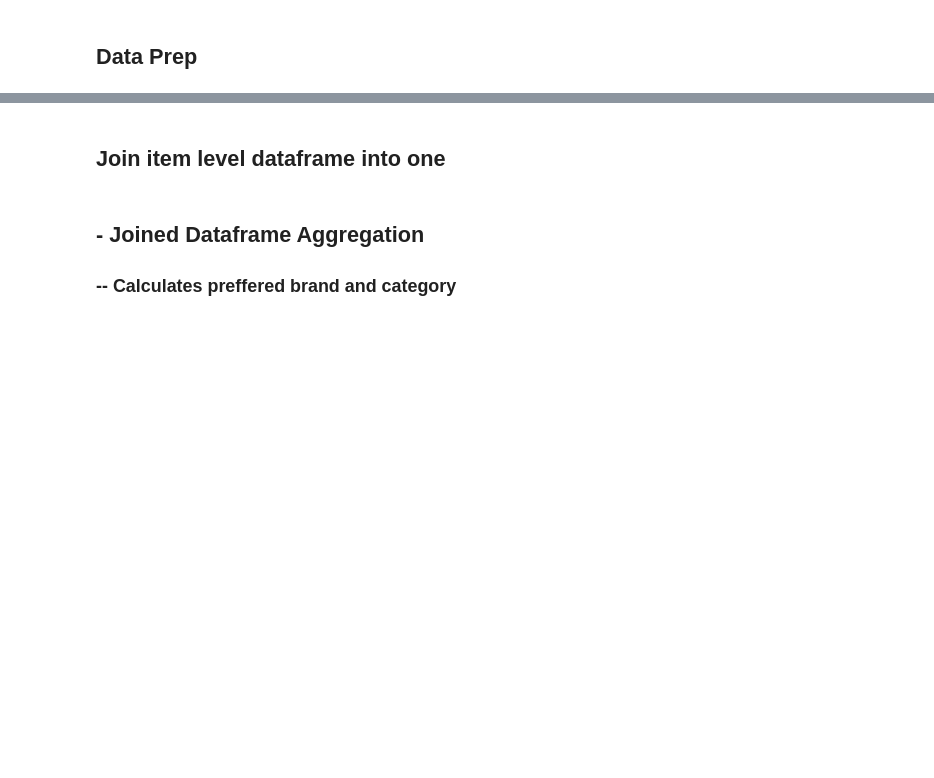
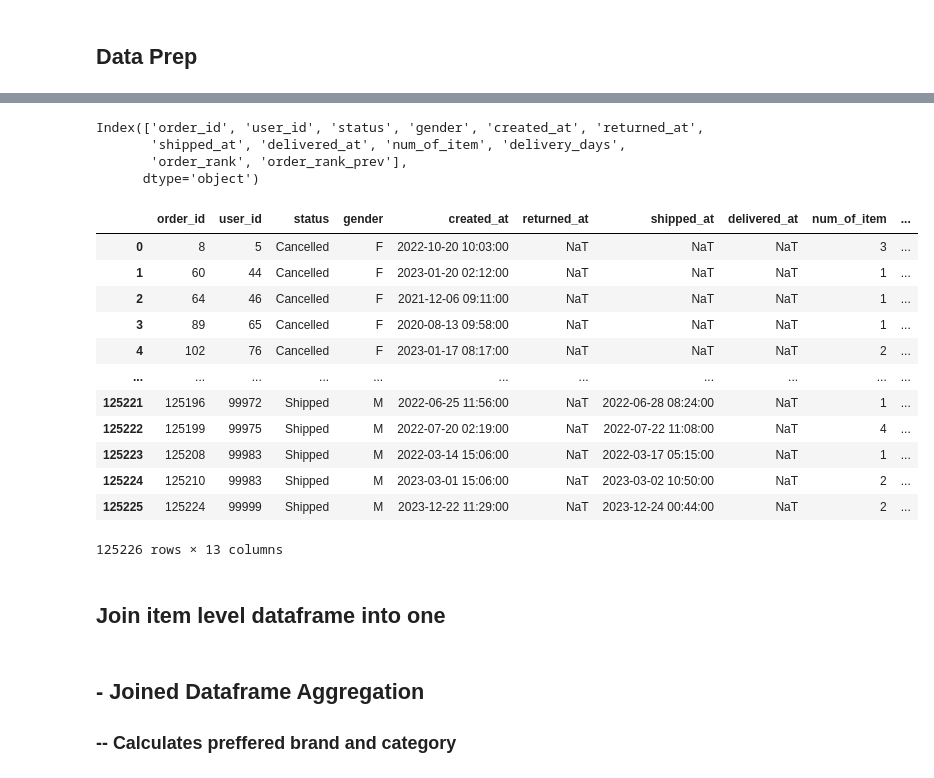
Before and after one commit to wjdals210/clv-the-look, a Jupyter notebook: notebooks/JeongminLee_nb3.ipynb, the cells around one changed output, grey strips where cells are left out. Saved outputs shown, nothing was run; the diff lists cells and outputs as text; code cells hidden in the pictures; blank space fills up the shorter version.

```diff
--- a/notebooks/JeongminLee_nb3.ipynb
+++ b/notebooks/JeongminLee_nb3.ipynb
@@ -119,6 +182,57 @@ def first_order_calc(orders_df):
     result = orders_df_first.merge(orders_df_future, on='user_id', how='left')
 
     return result
+# %%
+orders_df.columns
+# %% [output]
+Index(['order_id', 'user_id', 'status', 'gender', 'created_at', 'returned_at',
+       'shipped_at', 'delivered_at', 'num_of_item', 'delivery_days',
+       'order_rank', 'order_rank_prev'],
+      dtype='object')
+# %%
+def restructure_orders_prev_next(orders_df):
+    '''
+    ---
+    '''
+
+    # datetime format cast
+    dt_columns = [ 'created_at', 'returned_at', 'shipped_at', 'delivered_at']
+
+    for column in dt_columns:
+        orders_df[column] = pd.to_datetime(orders_df[column],format='mixed').dt.tz_localize(None)
+
+    # Calc delivery day
+    orders_df['delivery_days'] = (orders_df['delivered_at'] - orders_df['created_at']).dt.days
+
+    # First order only
+    orders_df['order_rank'] = orders_df.groupby('user_id')['created_at'].rank(method='first').astype(int)
+
+    # Next orders
+    orders_next = orders_df.copy()
+    orders_next['order_rank_prev'] = orders_next['order_rank']-1
+    orders_next = orders_next[['user_id','order_id','order_rank_prev']].rename(columns={'order_id':'next_order_id'})
+
+    orders_prev_next = orders_df.merge(orders_next, left_on=['user_id','order_rank'], right_on=['user_id','order_rank_prev'], how='left')
+
+    orders_prev_next['next_order?'] = orders_prev_next['next_order_id'].notna()
+
+    return orders_prev_next.drop(columns='order_rank_prev')
+# %%
+restructure_orders_prev_next(orders_df)
+# %% [output]
+|  | order_id | user_id | status | gender | created_at | returned_at | shipped_at | delivered_at | num_of_item | ... |
+| 0 | 8 | 5 | Cancelled | F | 2022-10-20 10:03:00 | NaT | NaT | NaT | 3 | ... |
+| 1 | 60 | 44 | Cancelled | F | 2023-01-20 02:12:00 | NaT | NaT | NaT | 1 | ... |
+| 2 | 64 | 46 | Cancelled | F | 2021-12-06 09:11:00 | NaT | NaT | NaT | 1 | ... |
+| 3 | 89 | 65 | Cancelled | F | 2020-08-13 09:58:00 | NaT | NaT | NaT | 1 | ... |
+| 4 | 102 | 76 | Cancelled | F | 2023-01-17 08:17:00 | NaT | NaT | NaT | 2 | ... |
+| ... | ... | ... | ... | ... | ... | ... | ... | ... | ... | ... |
+| 125221 | 125196 | 99972 | Shipped | M | 2022-06-25 11:56:00 | NaT | 2022-06-28 08:24:00 | NaT | 1 | ... |
+| 125222 | 125199 | 99975 | Shipped | M | 2022-07-20 02:19:00 | NaT | 2022-07-22 11:08:00 | NaT | 4 | ... |
+| 125223 | 125208 | 99983 | Shipped | M | 2022-03-14 15:06:00 | NaT | 2022-03-17 05:15:00 | NaT | 1 | ... |
+| 125224 | 125210 | 99983 | Shipped | M | 2023-03-01 15:06:00 | NaT | 2023-03-02 10:50:00 | NaT | 2 | ... |
+| 125225 | 125224 | 99999 | Shipped | M | 2023-12-22 11:29:00 | NaT | 2023-12-24 00:44:00 | NaT | 2 | ... |
+125226 rows × 13 columns
 # %%
 def haversine(lat1, lon1, lat2, lon2):
     """
```
Also changed, not shown: parts of 55 cells of this notebook, 2 other files.
